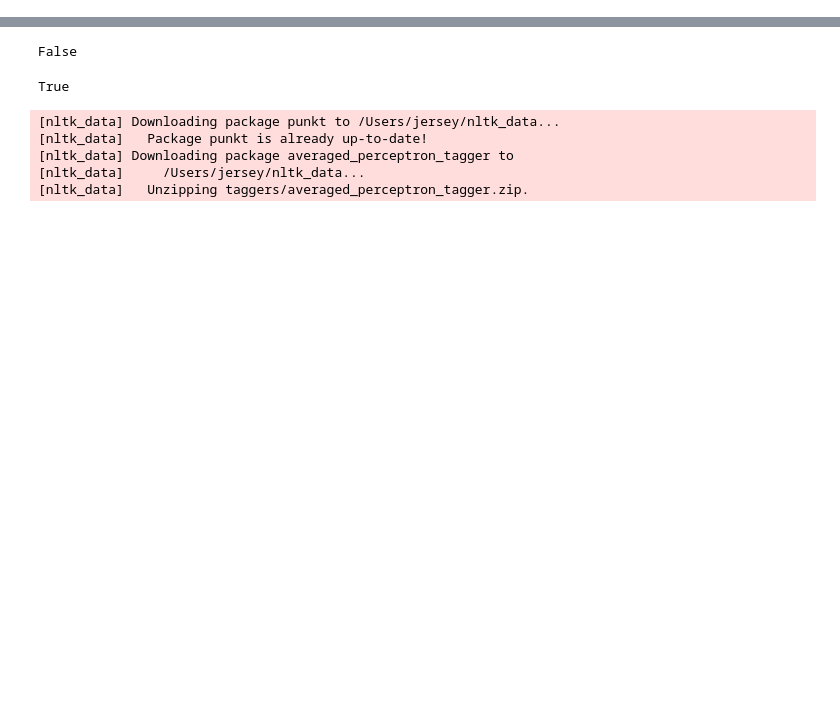
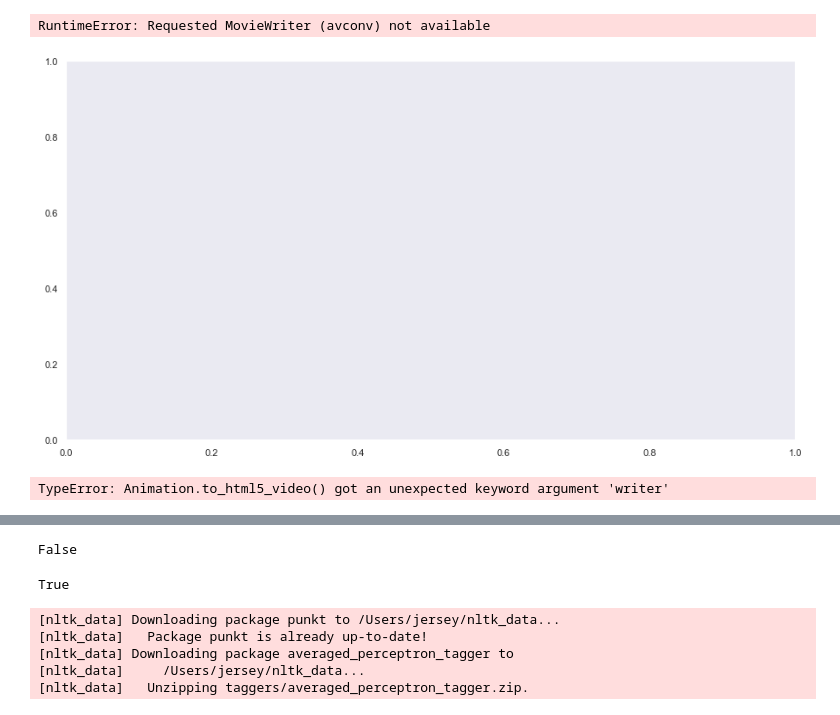
Before and after one commit to NeoJersey/analysis-of-r-eldenring, a Jupyter notebook: Analysis.ipynb, the cells around one changed output, grey strips where cells are left out. Saved outputs shown, nothing was run; the diff lists cells and outputs as text; code cells hidden in the pictures; blank space fills up the shorter version.

```diff
--- a/Analysis.ipynb
+++ b/Analysis.ipynb
@@ -102,0 +135,15 @@ KeyboardInterrupt:
+# %%
+# convert a wide df to long df, so that we can conveniently visualize it
+
+
+long_df = df.unstack().reset_index()
+long_df.columns = ["date", "character", "num_appearance"]
+
+def capitalize_first_letter(text: str) -> str:
+    """Capitalize first letter of text.
+    """
+    return text.title()
+
+long_df.character = long_df.character.apply(capitalize_first_letter)
+
+long_df.head()
@@ -102,0 +242,22 @@ KeyboardInterrupt:
+# %%
+import seaborn as sns
+from IPython.display import HTML
+import matplotlib.animation as animation
+import matplotlib
+
+matplotlib.rcParams['animation.embed_limit'] = 2**128 # increase animation memory limit in MB
+matplotlib.rcParams['animation.writer'] = 'avconv'
+
+fig, ax = plt.subplots(figsize=(15, 8))
+
+dates = long_df.date.unique()
+# weeks = [dates[i] for i in range(0,len(dates),7)]
+
+animator = animation.FuncAnimation(fig, draw_barchart, frames=dates[:50], cache_frame_data = False)
+# writer = animation.FFMpegWriter(fps=10, bitrate=-1)
+# animator.save("num_appearance.gif", writer="pillow")
+gif = HTML(animator.to_html5_video())
+gif
+# %% [output]
+RuntimeError: Requested MovieWriter (avconv) not available
+[figure, added]
@@ -102,0 +274,5 @@ KeyboardInterrupt:
+# %%
+# writer = animation.PillowWriter(fps=20, codec="libx264", bitrate=2)
+animator.to_html5_video(writer = "pillow")
+# %% [output]
+TypeError: Animation.to_html5_video() got an unexpected keyword argument 'writer'
```
Also changed, not shown: parts of 27 cells of this notebook, 1 other file.
